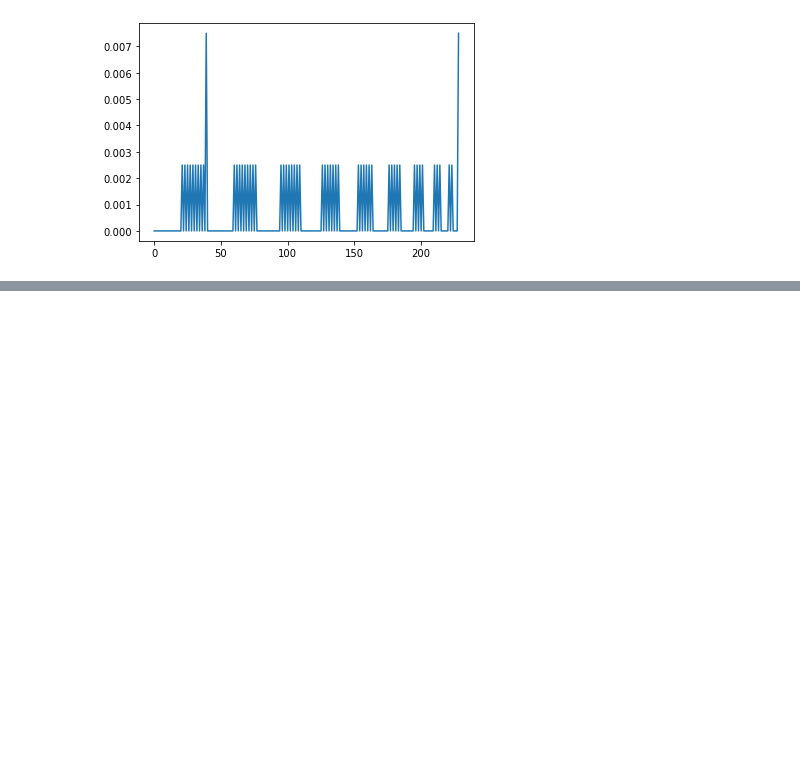
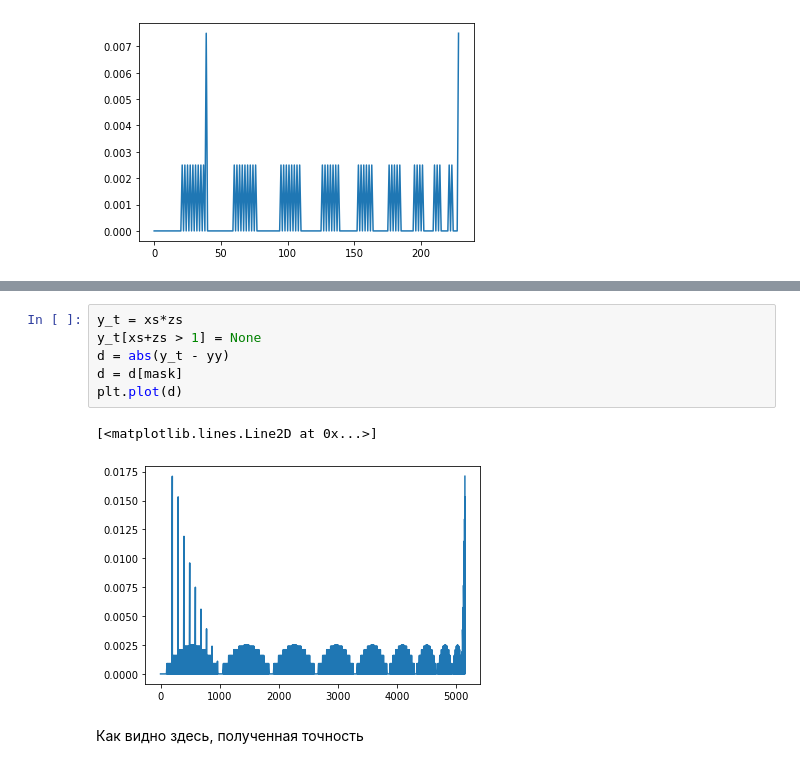
Before and after one commit to dvapan/picewise_linear_conditions, a Jupyter notebook: 2021-03-03-polynom-as-difference-of-convex.ipynb, the cells around one changed output, grey strips where cells are left out. Saved outputs shown, nothing was run; the diff lists cells and outputs as text; blank space fills up the shorter version.

```diff
--- a/2021-03-03-polynom-as-difference-of-convex.ipynb
+++ b/2021-03-03-polynom-as-difference-of-convex.ipynb
@@ -182,0 +220,11 @@ plt.plot(d)
+# %%
+y_t = xs*zs
+y_t[xs+zs > 1] = None
+d = abs(y_t - yy)
+d = d[mask]
+plt.plot(d)
+# %% [output]
+[<matplotlib.lines.Line2D at 0x...>]
+[figure, added]
+# %% [markdown]
+Как видно здесь, полученная точность
```
Also changed, not shown: parts of 4 cells of this notebook.
